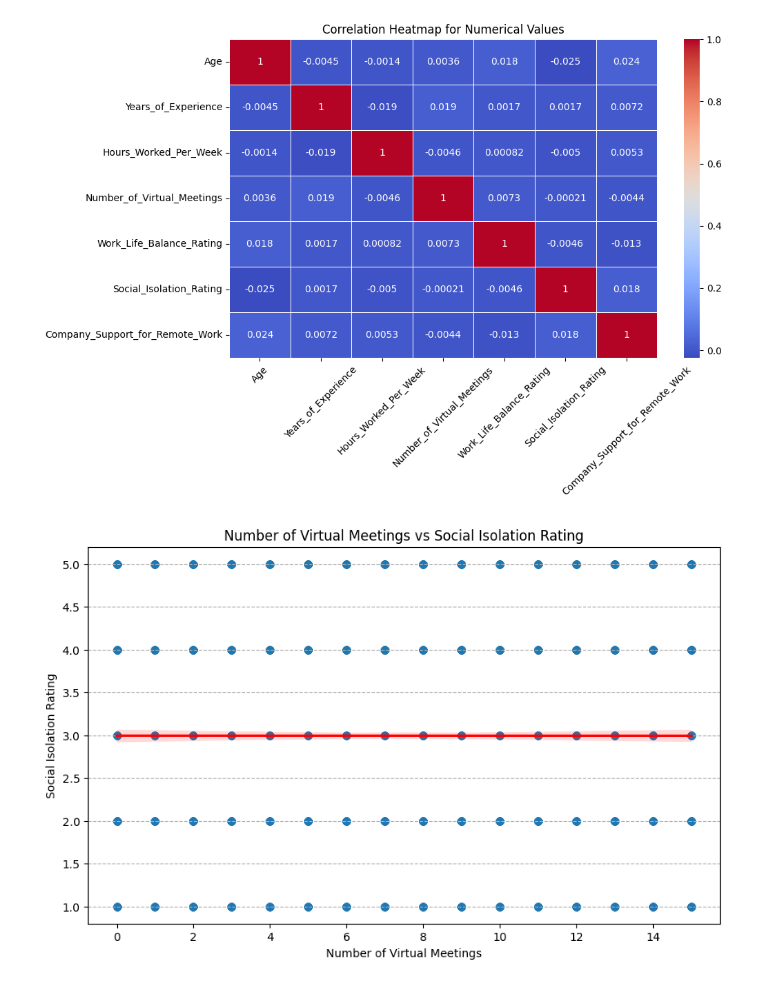
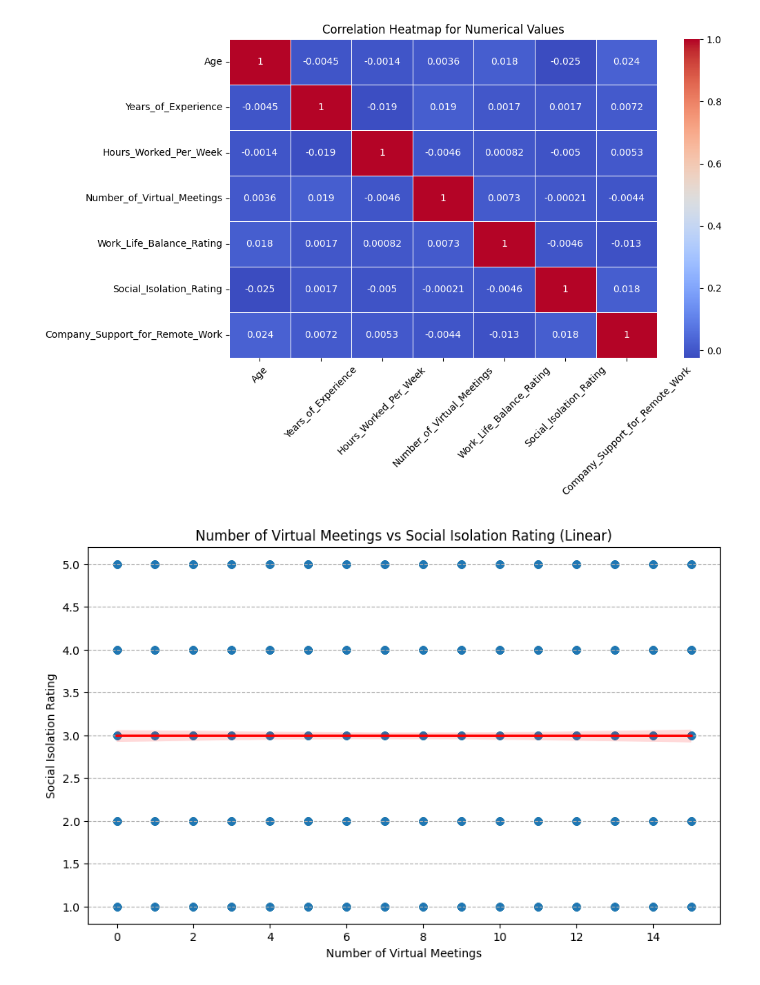
Before and after one commit to sibashisks/DataDrivenAnalysis_For_RemoteWork_And_MentalHealth, a Jupyter notebook: 03-EDA.ipynb, the cells around one changed output. Drawn from its saved outputs; the diff is of its cells as text; code cells hidden in the pictures.

```diff
--- a/03-EDA.ipynb
+++ b/03-EDA.ipynb
@@ -201,14 +255,14 @@ plt.show()
 # %%
 # Linear Regression plot for Number of Virtual Meetings and Social Isolation Rating
 plt.figure(figsize = (10, 6))
 sns.regplot(x = 'Number_of_Virtual_Meetings', y = 'Social_Isolation_Rating', data = df, line_kws = {"color": "red"})
-plt.title('Number of Virtual Meetings vs Social Isolation Rating')
+plt.title('Number of Virtual Meetings vs Social Isolation Rating (Linear)')
 plt.xlabel('Number of Virtual Meetings')
 plt.ylabel('Social Isolation Rating')
 plt.grid(axis = 'y', linestyle = '--')
 plt.show()
 # %% [output]
-[figure, old version]
+[figure, new version]
 # %%
 # Non-Linear Linear Regression plot for Number of Virtual Meetings and Social Isolation Rating
 plt.figure(figsize = (10, 6))
```
Also changed, not shown: parts of 6 cells of this notebook.
